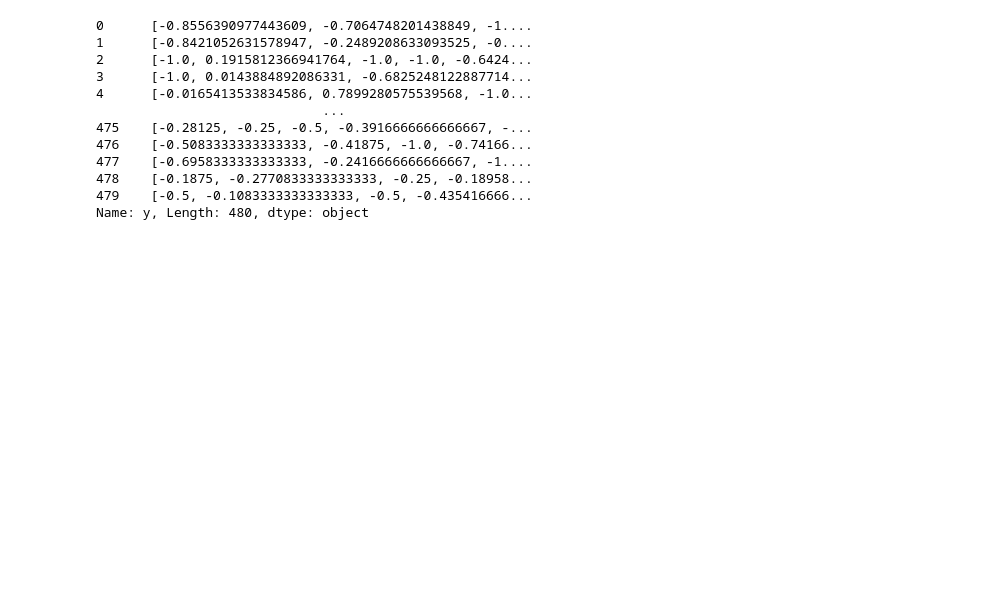
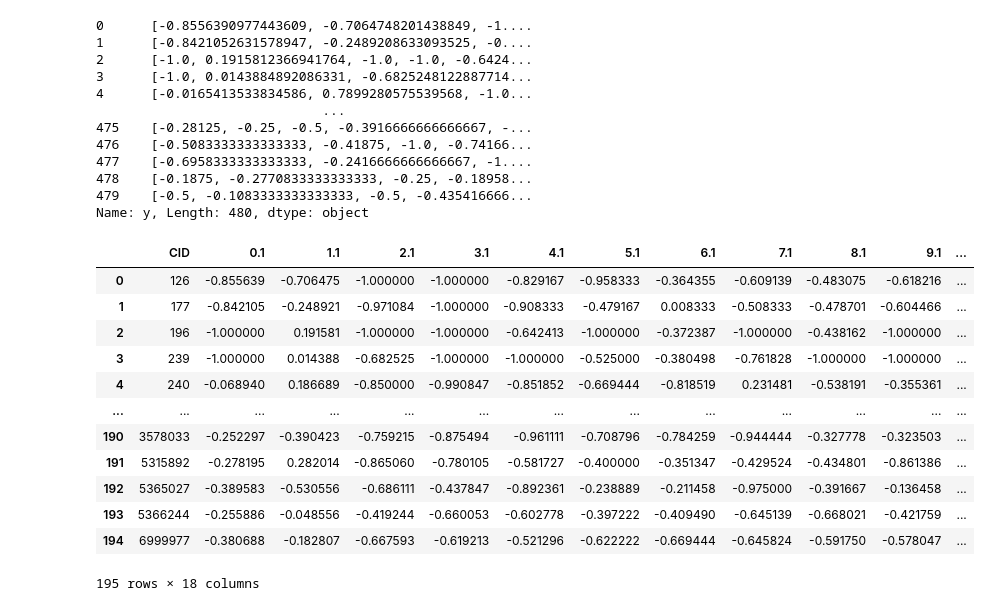
Before and after one commit to Farzaneh-Taleb/FoundationModelCourse, a Jupyter notebook: read_data.ipynb, the cells around one changed output. Saved outputs shown, nothing was run; the diff lists cells and outputs as text; code cells hidden in the pictures; blank space fills up the shorter version.

Commit message:
Added one more dataset and average functions

```diff
--- a/read_data.ipynb
+++ b/read_data.ipynb
@@ -46,3 +54,20 @@ df_sagar.y
 478    [-0.1875, -0.2770833333333333, -0.25, -0.18958...
 479    [-0.5, -0.1083333333333333, -0.5, -0.435416666...
 Name: y, Length: 480, dtype: object
+# %%
+#average over all the subject in the dataset
+grand_average(df_sagar, sagar_descriptors)
+# %% [output]
+|  | CID | 0.1 | 1.1 | 2.1 | 3.1 | 4.1 | 5.1 | 6.1 | 7.1 | 8.1 | 9.1 | ... |
+| 0 | 126 | -0.855639 | -0.706475 | -1.000000 | -1.000000 | -0.829167 | -0.958333 | -0.364355 | -0.609139 | -0.483075 | -0.618216 | ... |
+| 1 | 177 | -0.842105 | -0.248921 | -0.971084 | -1.000000 | -0.908333 | -0.479167 | 0.008333 | -0.508333 | -0.478701 | -0.604466 | ... |
+| 2 | 196 | -1.000000 | 0.191581 | -1.000000 | -1.000000 | -0.642413 | -1.000000 | -0.372387 | -1.000000 | -0.438162 | -1.000000 | ... |
+| 3 | 239 | -1.000000 | 0.014388 | -0.682525 | -1.000000 | -1.000000 | -0.525000 | -0.380498 | -0.761828 | -1.000000 | -1.000000 | ... |
+| 4 | 240 | -0.068940 | 0.186689 | -0.850000 | -0.990847 | -0.851852 | -0.669444 | -0.818519 | 0.231481 | -0.538191 | -0.355361 | ... |
+| ... | ... | ... | ... | ... | ... | ... | ... | ... | ... | ... | ... | ... |
+| 190 | 3578033 | -0.252297 | -0.390423 | -0.759215 | -0.875494 | -0.961111 | -0.708796 | -0.784259 | -0.944444 | -0.327778 | -0.323503 | ... |
+| 191 | 5315892 | -0.278195 | 0.282014 | -0.865060 | -0.780105 | -0.581727 | -0.400000 | -0.351347 | -0.429524 | -0.434801 | -0.861386 | ... |
+| 192 | 5365027 | -0.389583 | -0.530556 | -0.686111 | -0.437847 | -0.892361 | -0.238889 | -0.211458 | -0.975000 | -0.391667 | -0.136458 | ... |
+| 193 | 5366244 | -0.255886 | -0.048556 | -0.419244 | -0.660053 | -0.602778 | -0.397222 | -0.409490 | -0.645139 | -0.668021 | -0.421759 | ... |
+| 194 | 6999977 | -0.380688 | -0.182807 | -0.667593 | -0.619213 | -0.521296 | -0.622222 | -0.669444 | -0.645824 | -0.591750 | -0.578047 | ... |
+195 rows × 18 columns
```
Also changed, not shown: parts of 7 cells of this notebook, 1 other file.
